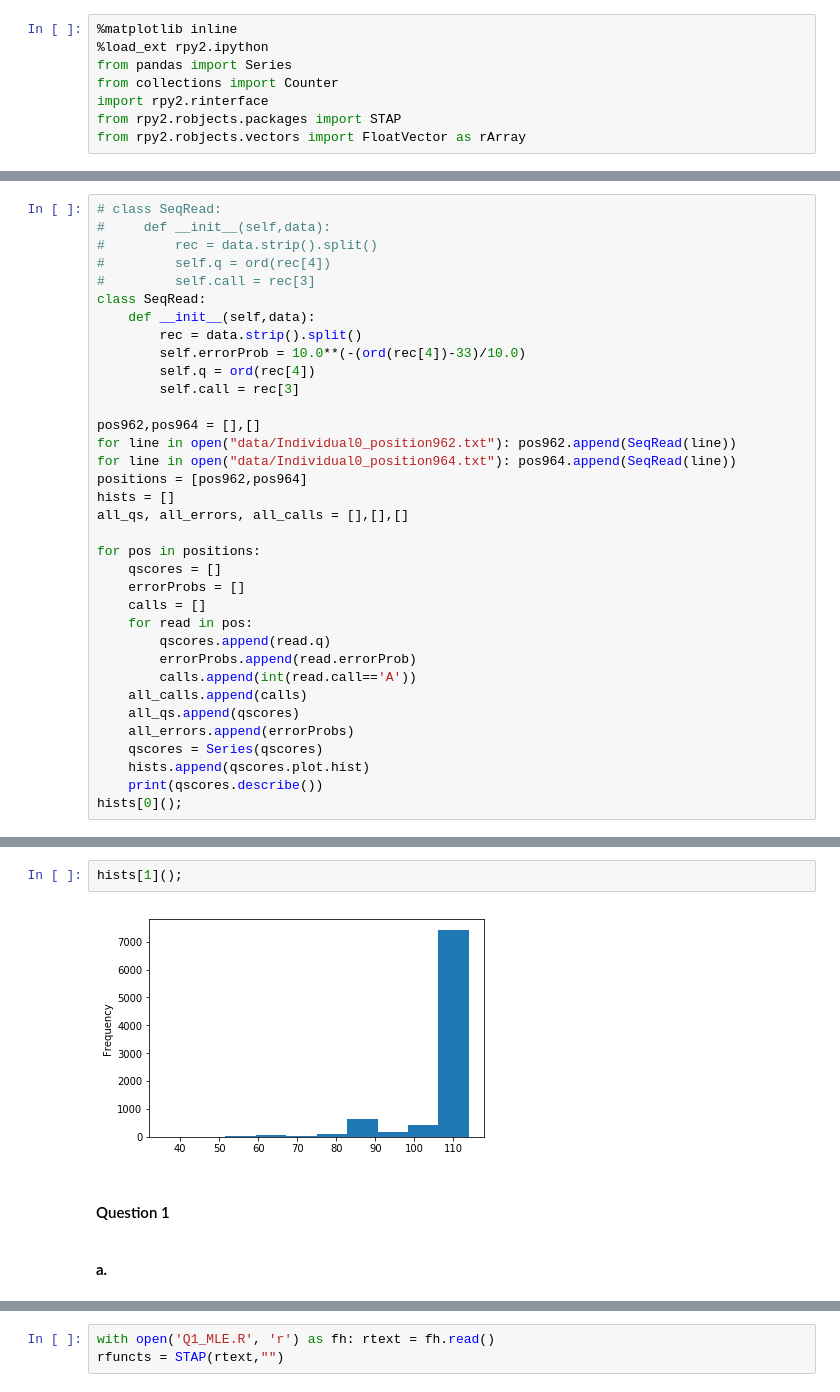
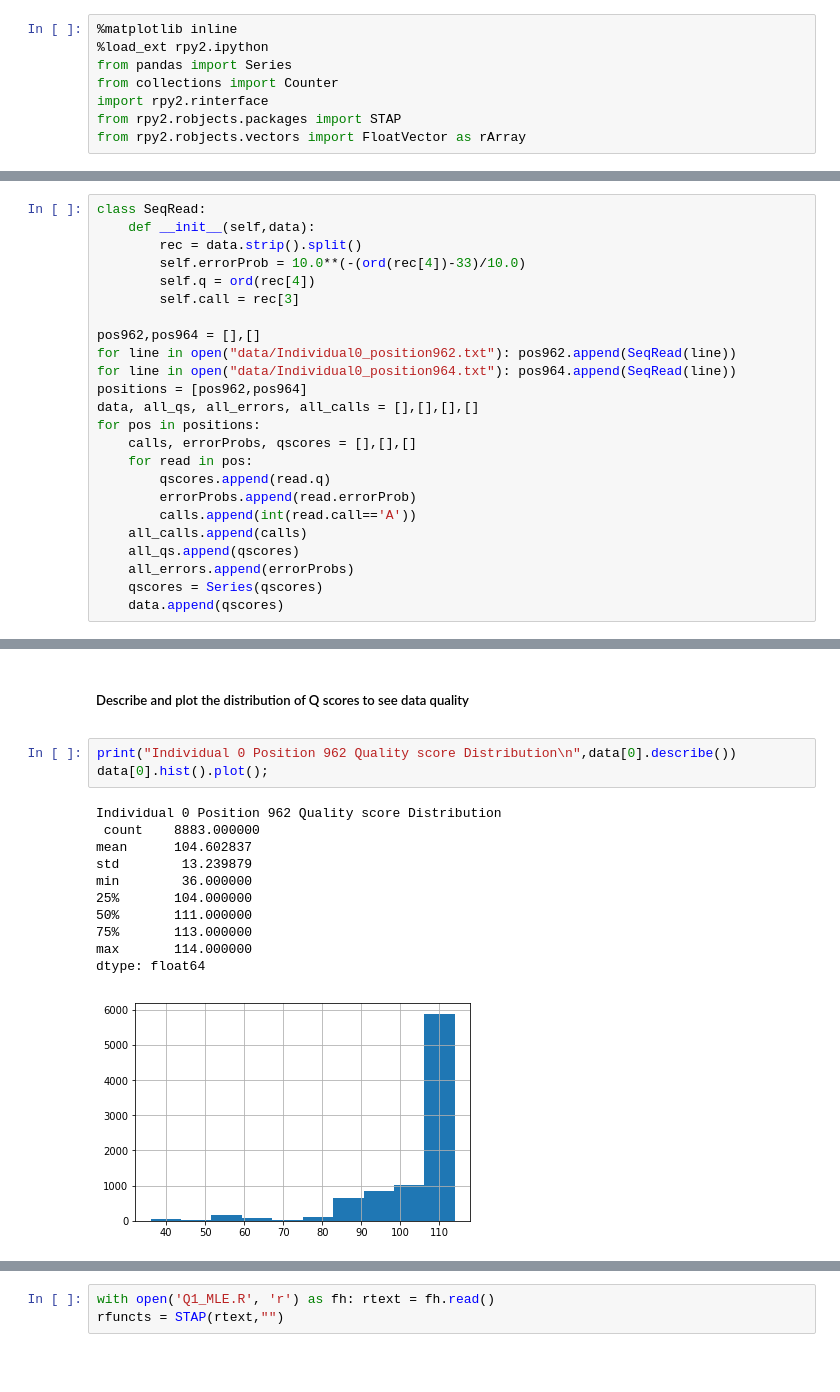
Before and after one commit to skDooley/Classes, a Jupyter notebook: BCB_2_ComputationalStats/HW1/HW1.ipynb, the cells around one changed output, grey strips where cells are left out. Saved outputs shown, nothing was run; the diff lists cells and outputs as text; blank space fills up the shorter version.

```diff
--- a/BCB_2_ComputationalStats/HW1/HW1.ipynb
+++ b/BCB_2_ComputationalStats/HW1/HW1.ipynb
@@ -52,9 +75,4 @@ Coverage for position 964:
 # %%
-# class SeqRead:
-#     def __init__(self,data):
-#         rec = data.strip().split()
-#         self.q = ord(rec[4])
-#         self.call = rec[3]
 class SeqRead:
     def __init__(self,data):
         rec = data.strip().split()
@@ -66,13 +84,9 @@ pos962,pos964 = [],[]
 for line in open("data/Individual0_position962.txt"): pos962.append(SeqRead(line))
 for line in open("data/Individual0_position964.txt"): pos964.append(SeqRead(line))
 positions = [pos962,pos964]
-hists = []
-all_qs, all_errors, all_calls = [],[],[]
-
+data, all_qs, all_errors, all_calls = [],[],[],[]
 for pos in positions:
-    qscores = []
-    errorProbs = []
-    calls = []
+    calls, errorProbs, qscores = [],[],[]
     for read in pos:
         qscores.append(read.q)
         errorProbs.append(read.errorProb)
@@ -81,6 +95,4 @@ for pos in positions:
     all_qs.append(qscores)
     all_errors.append(errorProbs)
     qscores = Series(qscores)
-    hists.append(qscores.plot.hist)
-    print(qscores.describe())
-hists[0]();
+    data.append(qscores)
@@ -107,7 +99,18 @@ dtype: float64
-# %%
-hists[1]();
-# %% [output]
-[figure, removed]
-# %% [markdown]
-<h4>Question 1</h4>
-&nbsp; <p><b>a.</b></p>
+# %% [markdown]
+##### Describe and plot the distribution of Q scores to see data quality
+<a id="q1qc"></a>
+# %%
+print("Individual 0 Position 962 Quality score Distribution\n",data[0].describe())
+data[0].hist().plot();
+# %% [output]
+Individual 0 Position 962 Quality score Distribution
+ count    8883.000000
+mean      104.602837
+std        13.239879
+min        36.000000
+25%       104.000000
+50%       111.000000
+75%       113.000000
+max       114.000000
+dtype: float64
+[figure, added]
```
Also changed, not shown: parts of 40 cells of this notebook, 2 other files.
